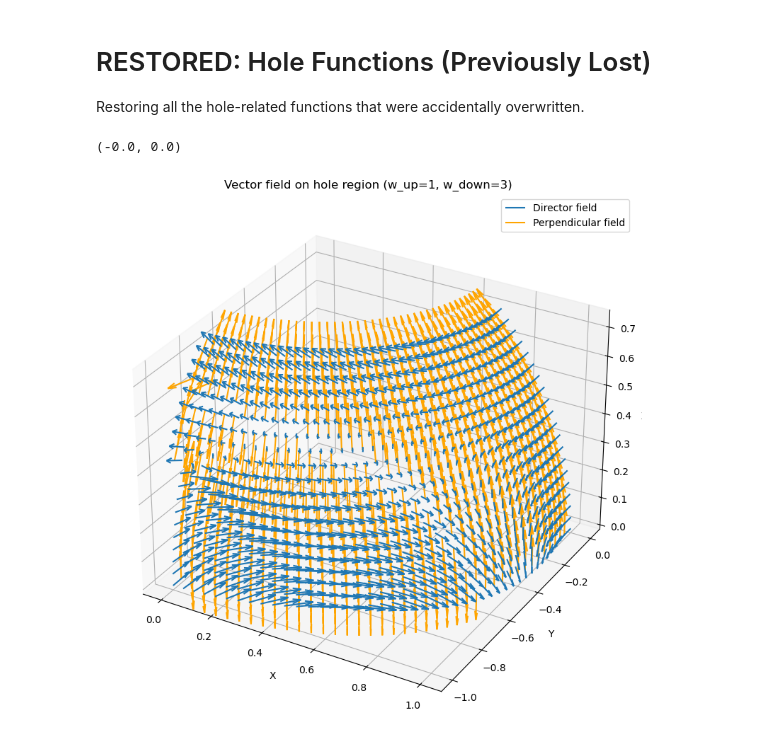
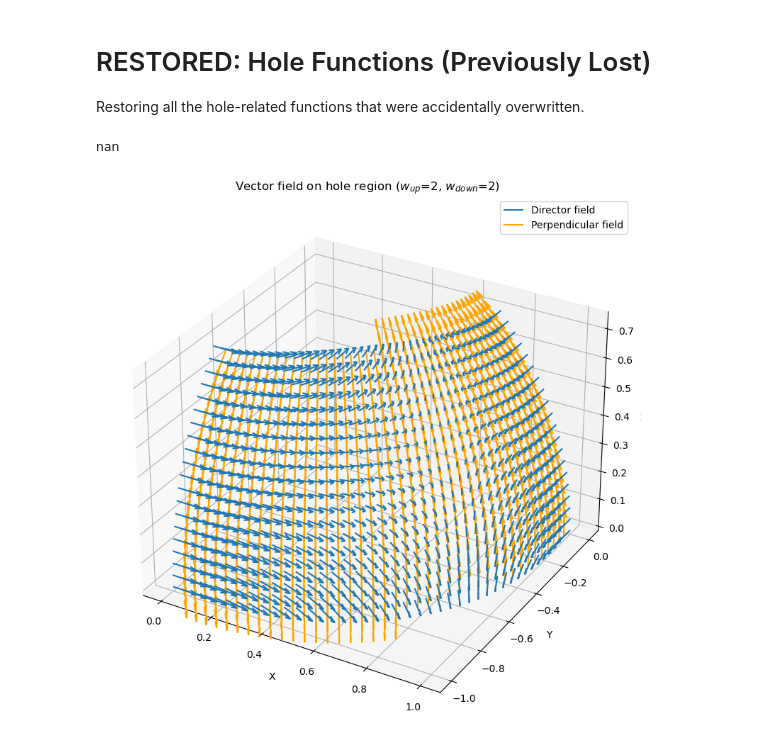
Before and after one commit to Chayush123/MasterThesis, a Jupyter notebook: 3d charge calculation.ipynb, the cells around one changed output. Drawn from its saved outputs; the diff is of its cells as text; code cells hidden in the pictures.

Commit message:
with hole, changed the graphics a bit

```diff
--- a/3d charge calculation.ipynb
+++ b/3d charge calculation.ipynb
@@ -271,7 +271,10 @@ def charge_for_hole(thetaup=np.pi/4, thetadown=np.pi/2, wup=0, wdown=0):
 # %%
-charge_for_hole(wup=2,wdown=2)
+wup = 2
+wdown = 2
+
+charge_for_hole(wup,wdown)[0]
 # %% [output]
-(-0.0, 0.0)
+nan
 # %%
 # RESTORED: Vector field visualization for hole configuration
 def plot_hole_vector_field(wup=1, wdown=3, thetaup=np.pi/4, thetadown=np.pi/2):
@@ -332,12 +335,12 @@ def plot_hole_vector_field(wup=1, wdown=3, thetaup=np.pi/4, thetadown=np.pi/2):
     ax.set_xlabel('X')
     ax.set_ylabel('Y')
     ax.set_zlabel('Z')
-    ax.set_title(f'Vector field on hole region (w_up={wup}, w_down={wdown})')
+    ax.set_title(rf'Vector field on hole region ($w_{{up}}$={wup}, $w_{{down}}$={wdown})')
     ax.legend()
 
     plt.tight_layout()
     plt.show()
 # %%
-plot_hole_vector_field(wup=1, wdown=3, thetaup=np.pi/4, thetadown=np.pi/2)
+plot_hole_vector_field(wup, wdown, thetaup=np.pi/4, thetadown=np.pi/2)
 # %% [output]
-[figure, old version]
+[figure, new version]
```
Also changed, not shown: parts of 1 cell of this notebook.
